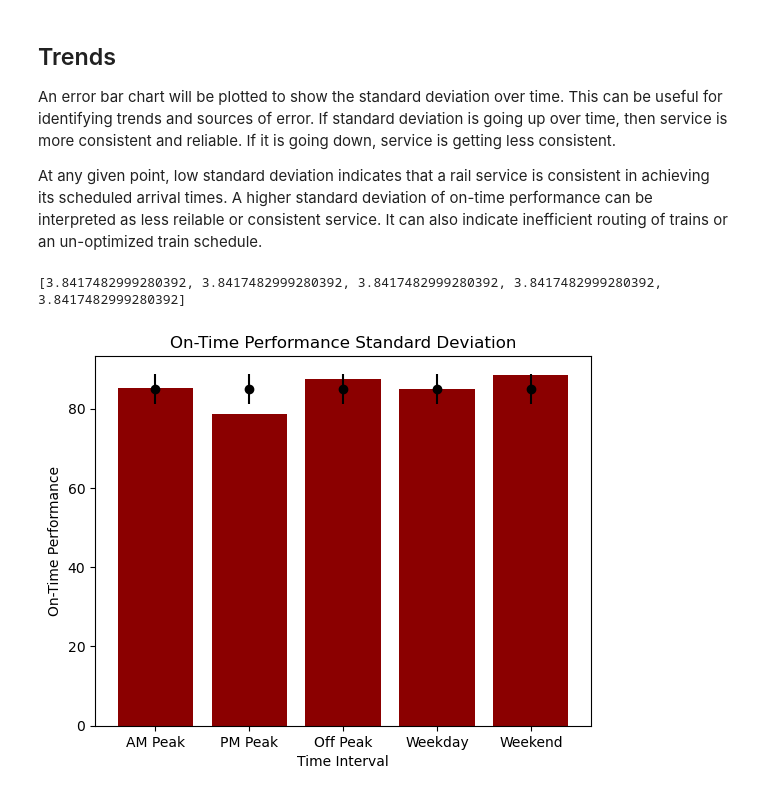
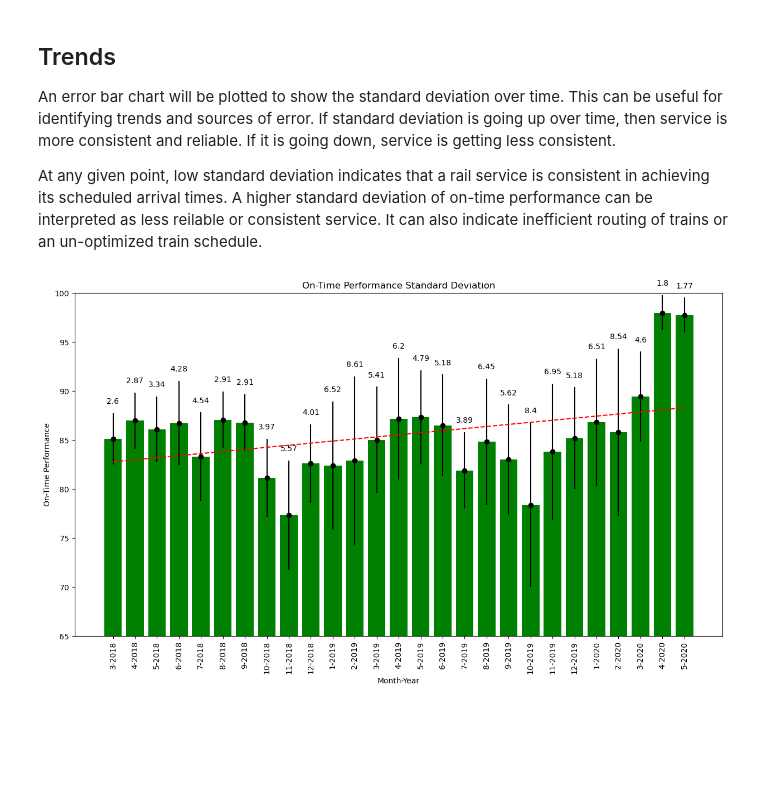
Before and after one commit to d0ugherty/On-Time-Performance-Stats, a Jupyter notebook: on_time_performance.ipynb, the cells around one changed output. Saved outputs shown, nothing was run; the diff lists cells and outputs as text; code cells hidden in the pictures; blank space fills up the shorter version.

Commit message:
chart for standard deviation

```diff
--- a/on_time_performance.ipynb
+++ b/on_time_performance.ipynb
@@ -155,35 +133,31 @@ plt.show()
 An error bar chart will be plotted to show the standard deviation over time. This can be useful for identifying trends and sources of error. If standard deviation is going up over time, then service is more consistent and reliable. If it is going down, service is getting less consistent. <br>
 
 At any given point, low standard deviation indicates that a rail service is consistent in achieving its scheduled arrival times. A higher standard deviation of on-time performance can be interpreted as less reilable or consistent service. It can also indicate inefficient routing of trains or an un-optimized train schedule. <br>
-# %%
-# finish this
-
-all_services['month_year'] = all_services['date'].dt.to_period('M')
-m_y_periods = all_services['month_year'].unique()
-
-otps = helper.otp_for_destination(all_services,'New York Penn Station')
-
-
-means = [np.mean(otps) for _ in range(len(categories))]
-std_devs = [helper.calculate_std_dev(otps) for _ in range(len(categories))]
-
-print(std_devs)
-
-categories = ['AM Peak', 'PM Peak', 'Off Peak', 'Weekday', 'Weekend']
-xpos = np.arange(len(categories))
-
-plt.bar(xpos, otps, color='darkred', zorder=0)
-
-
-plt.errorbar(xpos, means, yerr=std_devs, fmt='o', color='black', zorder=0)
-
-
-plt.xticks(xpos, categories)
-plt.xlabel('Time Interval')
-plt.ylabel('On-Time Performance')
-plt.title('On-Time Performance Standard Deviation')
-
-plt.show()
-# %% [output]
-[3.8417482999280392, 3.8417482999280392, 3.8417482999280392, 3.8417482999280392, 3.8417482999280392]
-[figure, removed]
+# %%
+all_services['date'] = pd.to_datetime(all_services['date'])
+
+all_services['year'] = all_services['date'].dt.year
+all_services['month'] = all_services['date'].dt.month
+
+otps_by_month_year = all_services.groupby(['year', 'month']).apply(lambda x: np.mean(helper.otp_for_destination(x, 'New York Penn Station')))
+std_devs_by_month_year = all_services.groupby(['year', 'month']).apply(lambda x: helper.calculate_std_dev(helper.otp_for_destination(x, 'New York Penn Station')))
+x_labels = [f"{month}-{year}" for year, month in otps_by_month_year.index]
+xpos = np.arange(len(otps_by_month_year))
+
+plt.figure(figsize=(15, 8))
+plt.bar(xpos, otps_by_month_year, color='green', zorder=0)
+plt.errorbar(xpos, otps_by_month_year, yerr=std_devs_by_month_year, fmt='o', color='black', zorder=0)
+
+for i, (mean, std_dev) in enumerate(zip(otps_by_month_year, std_devs_by_month_year)):
+    plt.text(i, mean + std_dev + 1, round(std_dev, 2), horizontalalignment='center')
+
+slope, intercept = np.polyfit(xpos, otps_by_month_year, 1)
+plt.plot(xpos, slope*xpos + intercept, color='red', linestyle='--')
+plt.xticks(xpos, x_labels, rotation=90)
+plt.xlabel('Month-Year')
+plt.ylabel('On-Time Performance')
+plt.ylim([65, 100])
+plt.title('On-Time Performance Standard Deviation')
+plt.show()
+# %% [output]
+[figure, added]
```
Also changed, not shown: parts of 4 cells of this notebook, 1 other file.
